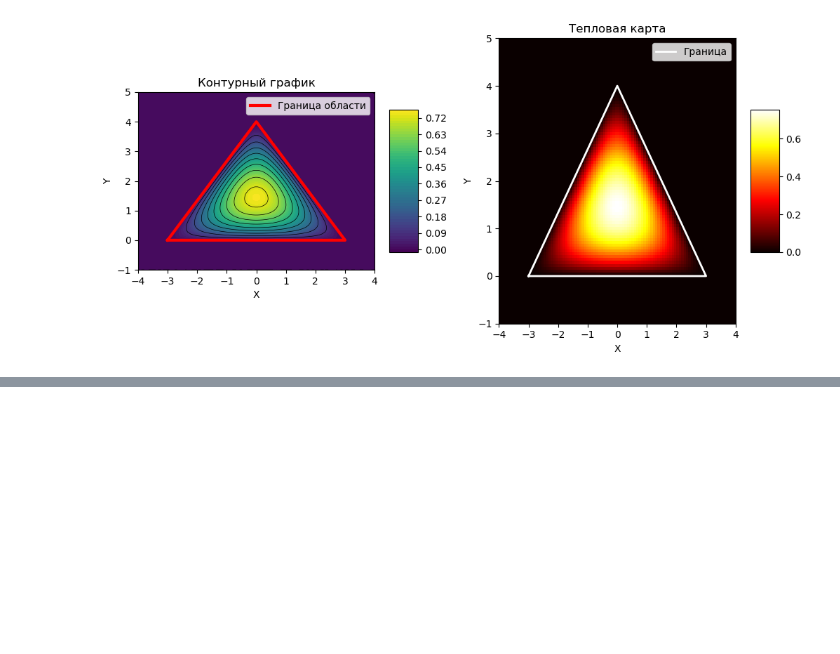
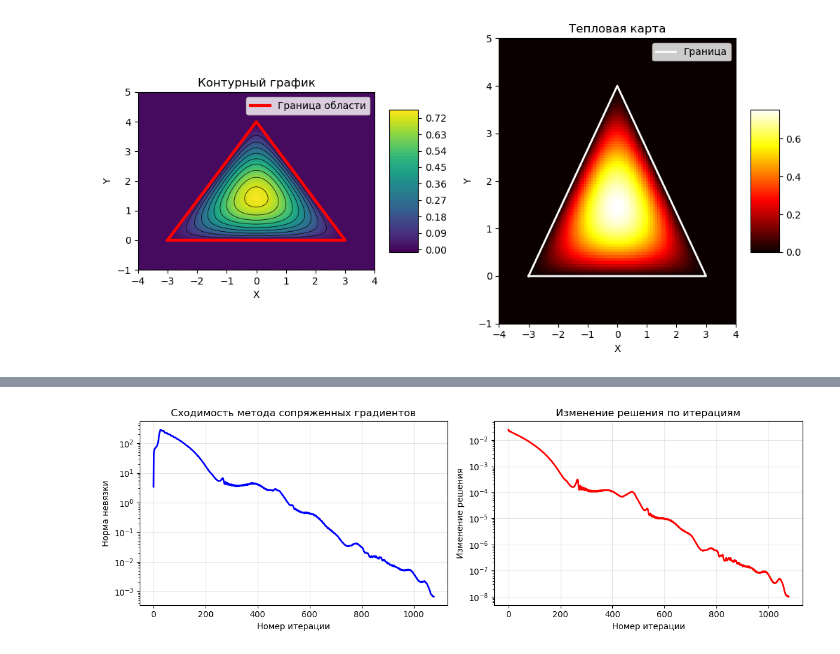
Before and after one commit to kazantseva2/supercomputer-2025, a Jupyter notebook: 01_Sequantial/visual.ipynb, the cells around one changed output, grey strips where cells are left out. Saved outputs shown, nothing was run; the diff lists cells and outputs as text; code cells hidden in the pictures; blank space fills up the shorter version.

```diff
--- a/01_Sequantial/visual.ipynb
+++ b/01_Sequantial/visual.ipynb
@@ -115,3 +255,35 @@ plt.show()
+# %%
+import matplotlib.pyplot as plt
+import numpy as np
+
+# Чтение истории сходимости
+data = np.loadtxt('convergence_history.txt', skiprows=1)
+iterations = data[:, 0]
+residuals = data[:, 1]
+solution_changes = data[:, 2]
+
+# График сходимости
+plt.figure(figsize=(12, 4))
+
+plt.subplot(1, 2, 1)
+plt.semilogy(iterations, residuals, 'b-', linewidth=2)
+plt.xlabel('Номер итерации')
+plt.ylabel('Норма невязки')
+plt.title('Сходимость метода сопряженных градиентов')
+plt.grid(True, alpha=0.3)
+
+plt.subplot(1, 2, 2)
+plt.semilogy(iterations, solution_changes, 'r-', linewidth=2)
+plt.xlabel('Номер итерации')
+plt.ylabel('Изменение решения')
+plt.title('Изменение решения по итерациям')
+plt.grid(True, alpha=0.3)
+
+plt.tight_layout()
+plt.savefig('convergence_plot.png')
+plt.show()
+# %% [output]
+[figure, added]
 # %%
 import matplotlib.pyplot as plt
 import numpy as np
```
Also changed, not shown: parts of 4 cells of this notebook, 14 other files.
